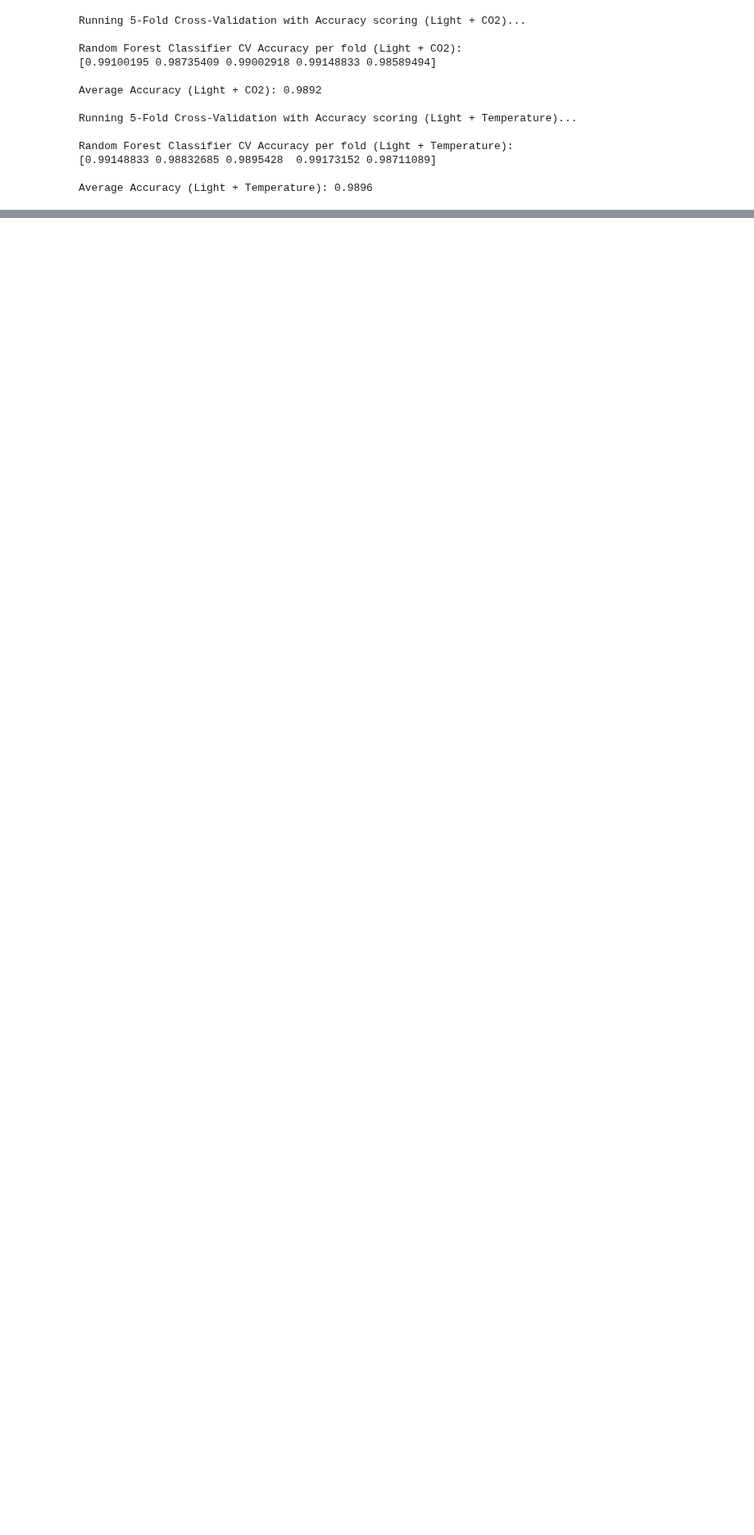
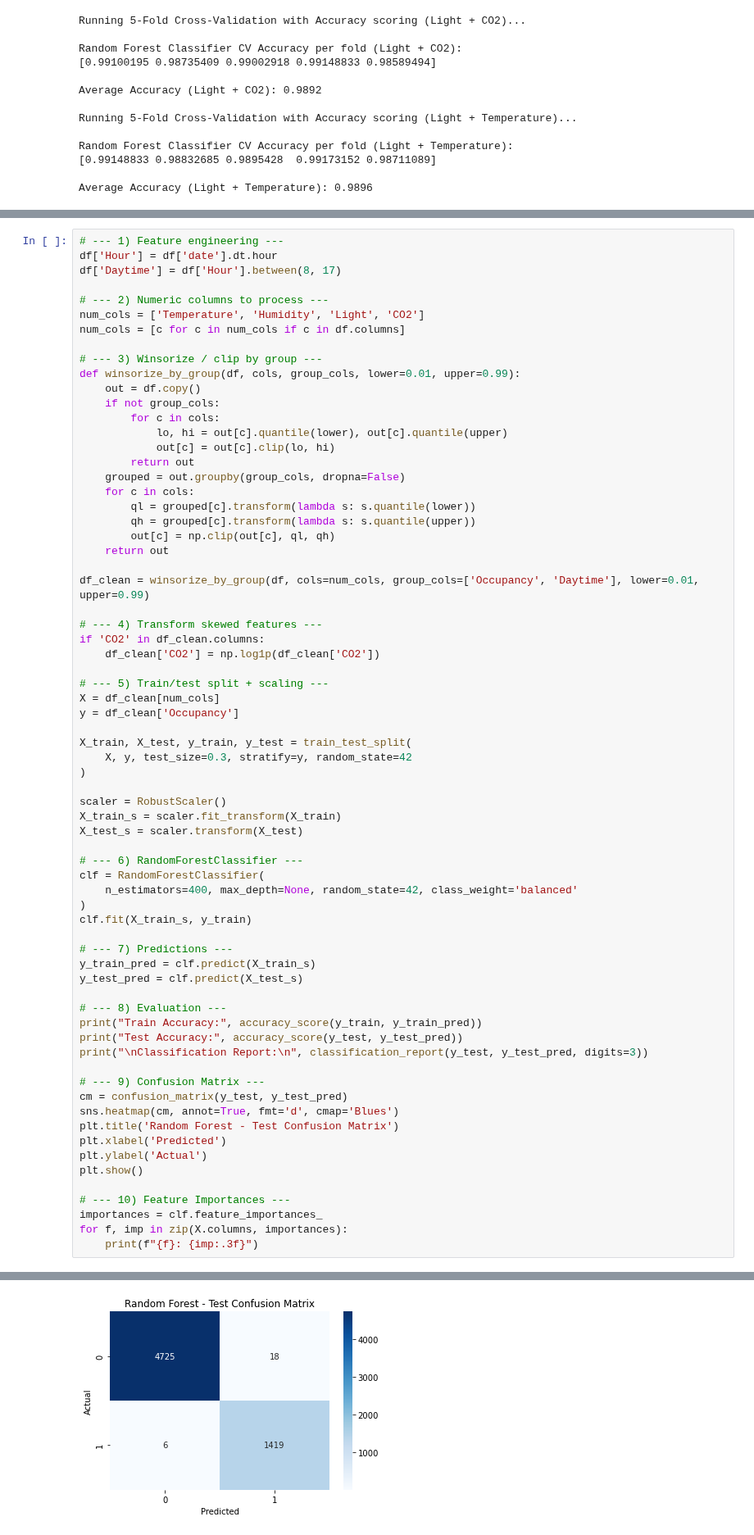
Before and after one commit to NoamShaphir/-MicroClimate, a Jupyter notebook: analysis.ipynb, the cells around one changed output, grey strips where cells are left out. Shown at 82% size. Drawn from its saved outputs; the diff is of its cells as text; blank space fills up the shorter version.

Commit message:
Added train & test algorithm

```diff
--- a/analysis.ipynb
+++ b/analysis.ipynb
@@ -1476,3 +1475,73 @@ plt.tight_layout()
 plt.show()
 # %% [output]
 [figure]
+# %%
+# --- 1) Feature engineering ---
+df['Hour'] = df['date'].dt.hour
+df['Daytime'] = df['Hour'].between(8, 17)
+
+# --- 2) Numeric columns to process ---
+num_cols = ['Temperature', 'Humidity', 'Light', 'CO2']
+num_cols = [c for c in num_cols if c in df.columns]
+
+# --- 3) Winsorize / clip by group ---
+def winsorize_by_group(df, cols, group_cols, lower=0.01, upper=0.99):
+    out = df.copy()
+    if not group_cols:
+        for c in cols:
+            lo, hi = out[c].quantile(lower), out[c].quantile(upper)
+            out[c] = out[c].clip(lo, hi)
+        return out
+    grouped = out.groupby(group_cols, dropna=False)
+    for c in cols:
+        ql = grouped[c].transform(lambda s: s.quantile(lower))
+        qh = grouped[c].transform(lambda s: s.quantile(upper))
+        out[c] = np.clip(out[c], ql, qh)
+    return out
+
+df_clean = winsorize_by_group(df, cols=num_cols, group_cols=['Occupancy', 'Daytime'], lower=0.01, upper=0.99)
+
+# --- 4) Transform skewed features ---
+if 'CO2' in df_clean.columns:
+    df_clean['CO2'] = np.log1p(df_clean['CO2'])
+
+# --- 5) Train/test split + scaling ---
+X = df_clean[num_cols]
+y = df_clean['Occupancy']
+
+X_train, X_test, y_train, y_test = train_test_split(
+    X, y, test_size=0.3, stratify=y, random_state=42
+)
+
+scaler = RobustScaler()
+X_train_s = scaler.fit_transform(X_train)
+X_test_s = scaler.transform(X_test)
+
+# --- 6) RandomForestClassifier ---
+clf = RandomForestClassifier(
+    n_estimators=400, max_depth=None, random_state=42, class_weight='balanced'
+)
+clf.fit(X_train_s, y_train)
+
+# --- 7) Predictions ---
+y_train_pred = clf.predict(X_train_s)
+y_test_pred = clf.predict(X_test_s)
+
+# --- 8) Evaluation ---
+print("Train Accuracy:", accuracy_score(y_train, y_train_pred))
+print("Test Accuracy:", accuracy_score(y_test, y_test_pred))
+print("\nClassification Report:\n", classification_report(y_test, y_test_pred, digits=3))
+
+# --- 9) Confusion Matrix ---
+cm = confusion_matrix(y_test, y_test_pred)
+sns.heatmap(cm, annot=True, fmt='d', cmap='Blues')
+plt.title('Random Forest - Test Confusion Matrix')
+plt.xlabel('Predicted')
+plt.ylabel('Actual')
+plt.show()
+
+# --- 10) Feature Importances ---
+importances = clf.feature_importances_
+for f, imp in zip(X.columns, importances):
+    print(f"{f}: {imp:.3f}")
+# %% [output]
@@ -1478,0 +1560 @@ plt.show()
+[figure, added]
```
Also changed, not shown: parts of 13 cells of this notebook.
